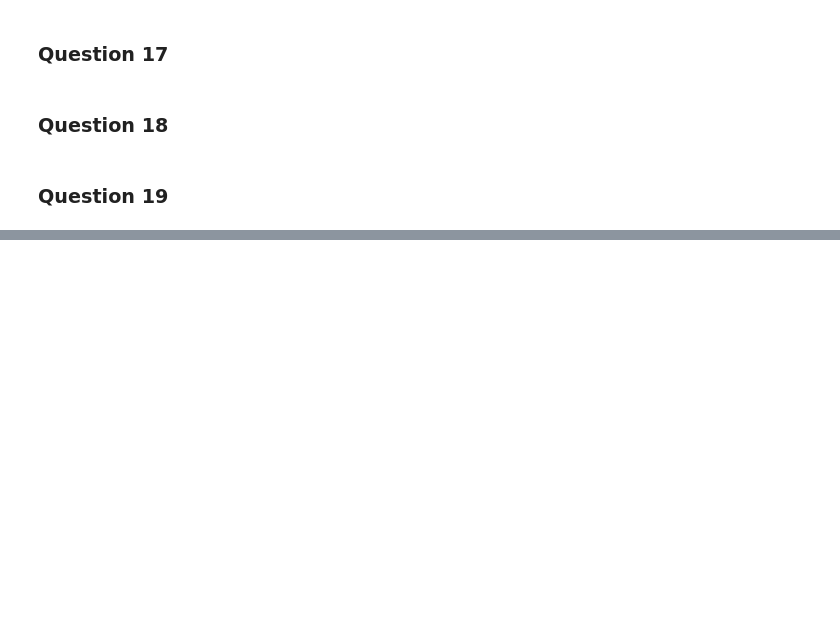
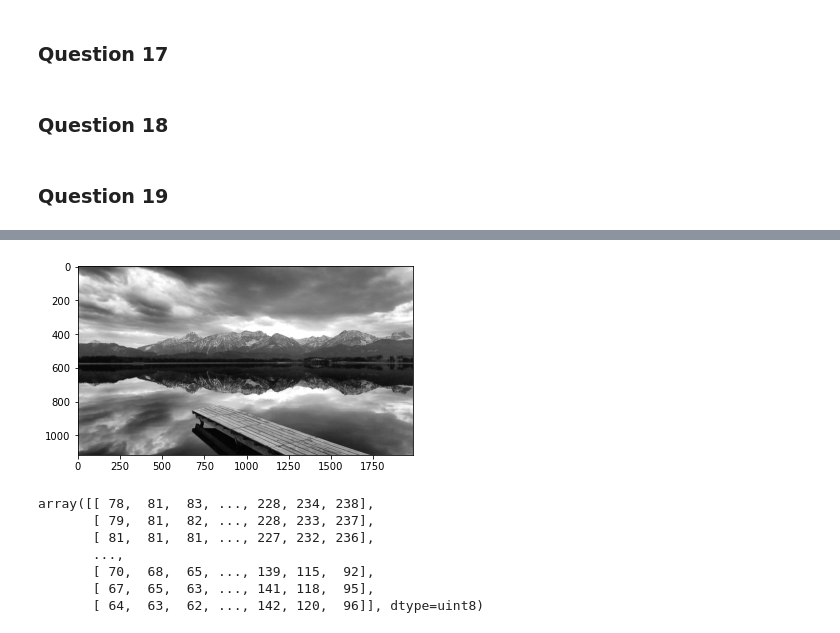
Before and after one commit to OlivierJoris/Source-coding-data-compression-and-channel-coding, a Jupyter notebook: s180521s182113.ipynb, the cells around one changed output, grey strips where cells are left out. Drawn from its saved outputs; the diff is of its cells as text; code cells hidden in the pictures; blank space fills up the shorter version.

```diff
--- a/s180521s182113.ipynb
+++ b/s180521s182113.ipynb
@@ -217,0 +220,14 @@ HammingSignal = Hamming_7_4(imageSignal)
+# %%
+# Simulate the channel effect on the binary signal with redundancy
+ERROR_RATE = 0.01
+HammingAfterChannel = ""
+for bit in HammingSignal:
+    px = ""
+    if np.random.uniform(0.0, 1.0, 1)[0] <= ERROR_RATE:
+        if bit == '1':
+            px='0'
+        else:
+            px='1'
+    else:
+        px=bit
+    HammingAfterChannel+=px
@@ -217,0 +281,27 @@ HammingSignal = Hamming_7_4(imageSignal)
+# %%
+# Display decoded image
+imageHammingDecoded = image.copy()
+rowIndex, colIndex = 0, 0
+indexBegin, indexEnd = 0, 7
+while indexEnd < len(decoded):
+    imageHammingDecoded[rowIndex][colIndex] = int(decoded[indexBegin : indexEnd+1], 2)
+    indexBegin+=8
+    indexEnd+=8
+    colIndex+=1
+    if colIndex >= width:
+        colIndex = 0
+        rowIndex+=1
+
+cv2.imwrite("q20.png", imageHammingDecoded)
+
+# Show image
+read_and_show_img("q20.png")
+# %% [output]
+[figure, added]
+array([[ 78,  81,  83, ..., 228, 234, 238],
+       [ 79,  81,  82, ..., 228, 233, 237],
+       [ 81,  81,  81, ..., 227, 232, 236],
+       ...,
+       [ 70,  68,  65, ..., 139, 115,  92],
+       [ 67,  65,  63, ..., 141, 118,  95],
+       [ 64,  63,  62, ..., 142, 120,  96]], dtype=uint8)
```
Also changed, not shown: parts of 2 cells of this notebook, 3 other files.
